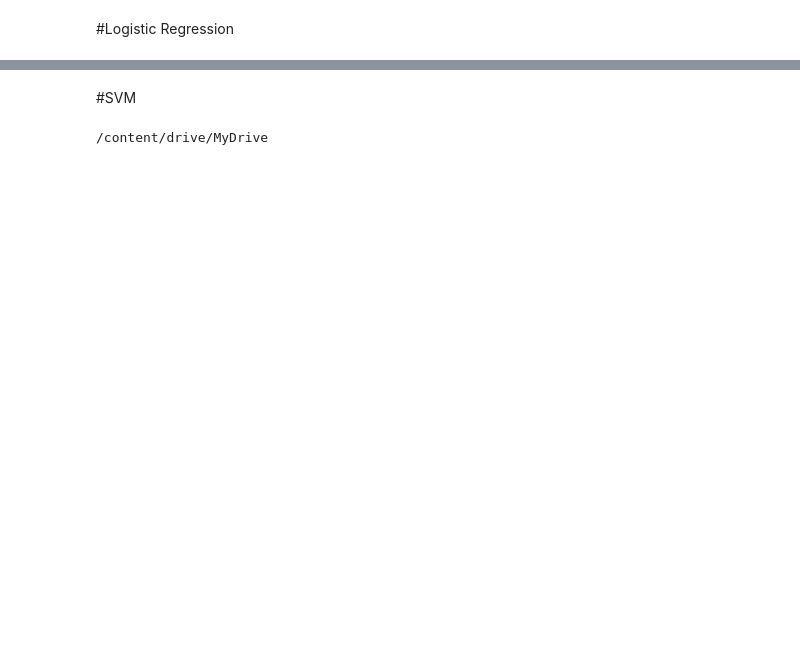
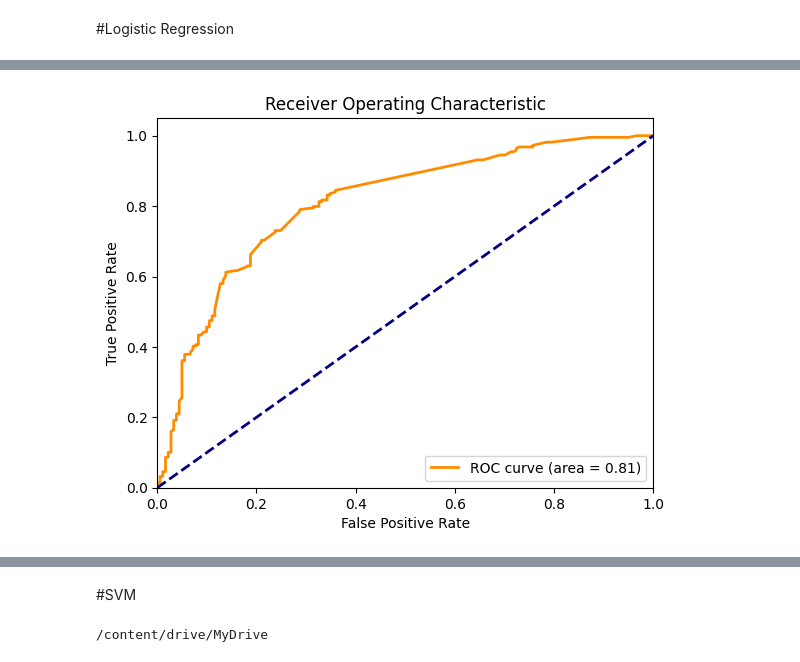
Before and after one commit to RazanAlkhaluqy/MachineLearningProject, a Jupyter notebook: LLP.ipynb, the cells around one changed output, grey strips where cells are left out. Saved outputs shown, nothing was run; the diff lists cells and outputs as text; code cells hidden in the pictures; blank space fills up the shorter version.

```diff
--- a/LLP.ipynb
+++ b/LLP.ipynb
@@ -655,0 +260,3 @@ plt.show()
+# %%
+# Tune model2
+best_model2 = tune_model_Logistic_Regression(X_train_subset, y_train_subset)
@@ -655,0 +281,4 @@ plt.show()
+# %%
+# Evaluate model
+y_test_proba2 = best_model2.predict_proba(X_test_subset)[:, 1]  # Get probabilities for ROC and PR curves
+evaluate_model_Logistic_Regression(best_model2, X_test_subset, y_test_subset)
@@ -655,0 +320,6 @@ plt.show()
+# %%
+#X_train_subset, X_test_subset, y_train_subset, y_test_subset
+# Plot ROC Curve
+plot_roc_curve_Logistic_Regression(y_test_subset, y_test_proba2)
+# %% [output]
+[figure, added]
```
Also changed, not shown: parts of 49 cells of this notebook.
